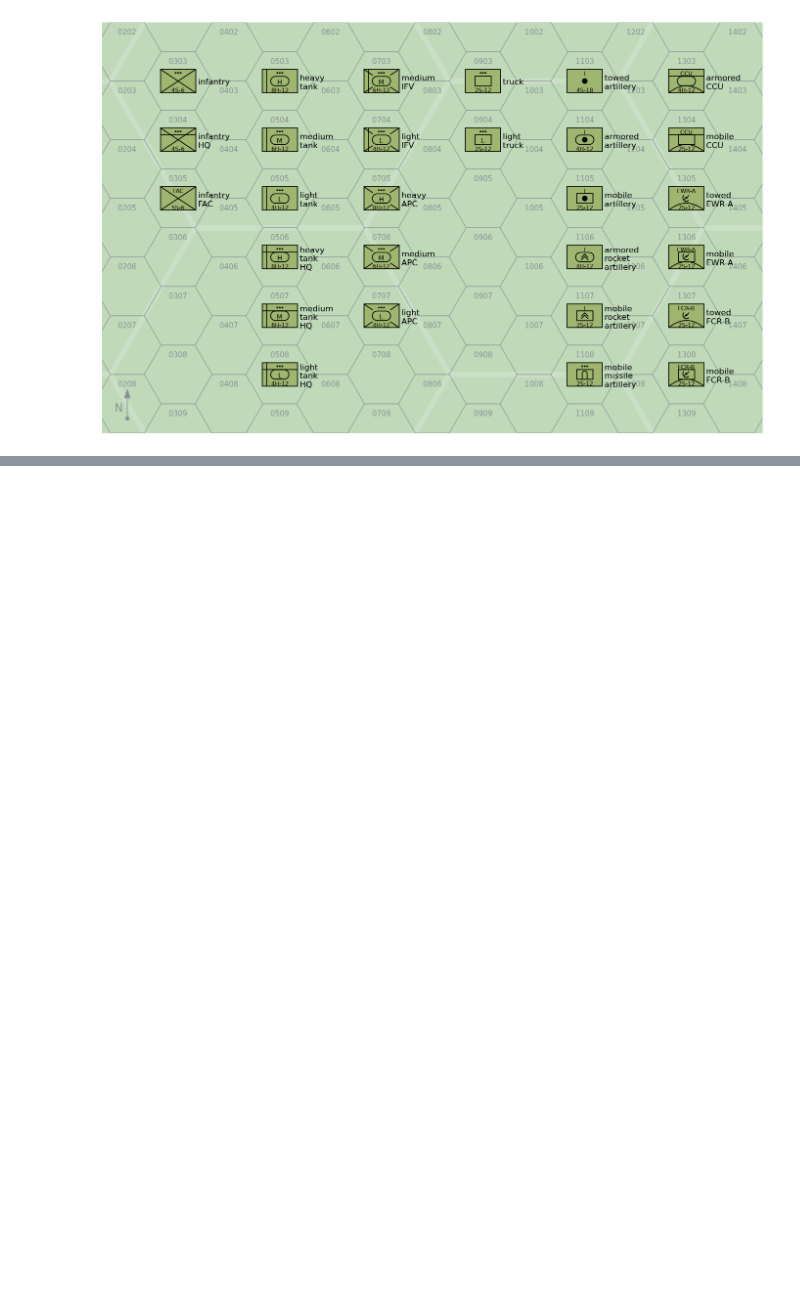
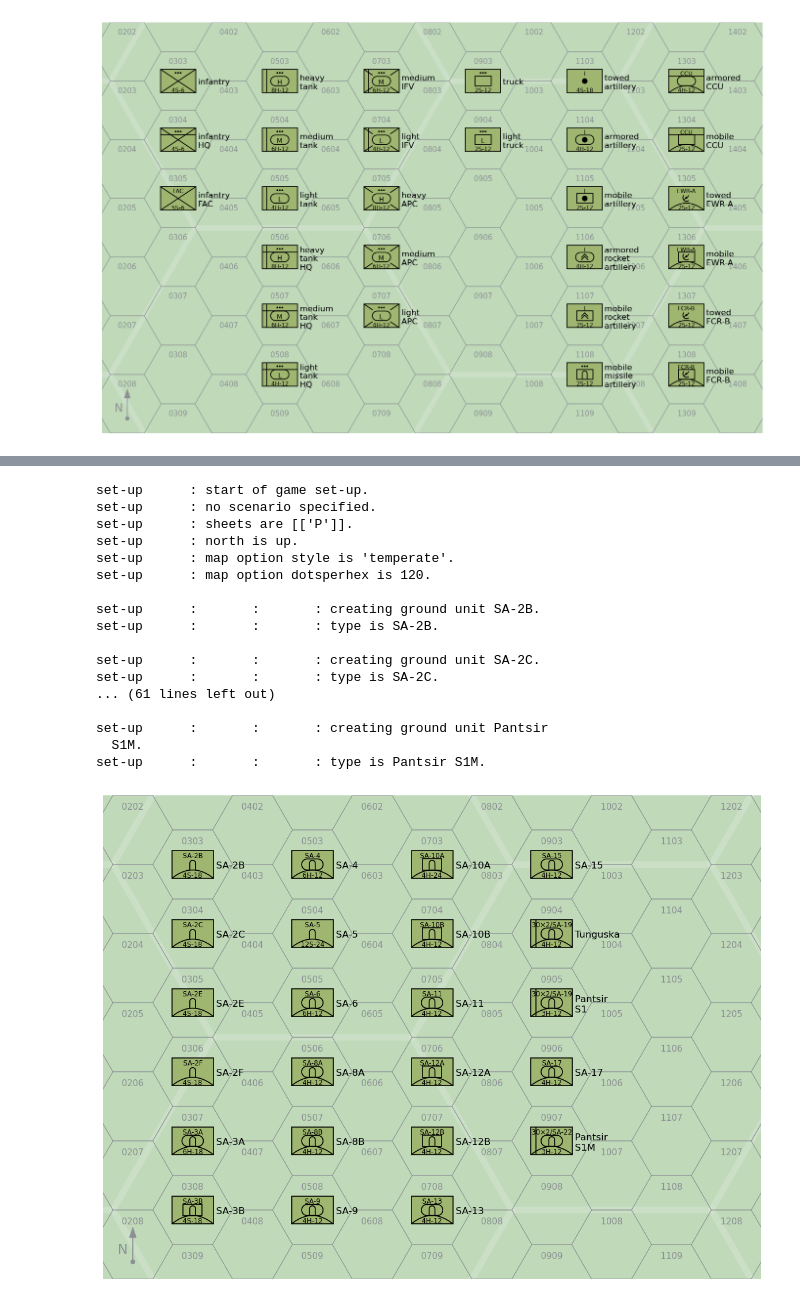
Before and after one commit to alanwatsonforster/glass, a Jupyter notebook: groundunitdatatables/figures.ipynb, the cells around one changed output, grey strips where cells are left out. Saved outputs shown, nothing was run; the diff lists cells and outputs as text; code cells hidden in the pictures; blank space fills up the shorter version.

```diff
--- a/groundunitdatatables/figures.ipynb
+++ b/groundunitdatatables/figures.ipynb
@@ -185,0 +179,67 @@ set-up      :       :       : type is KS-19.
+# %%
+startgamesetup(
+    None,
+    sheets=[["P"]],
+    style="temperate",
+    writelogfiles=False,
+    dotsperhex=120,
+)
+
+x = 3
+y = 3
+
+for s in [
+    "SA-2B",
+    "SA-2C",
+    "SA-2E",
+    "SA-2F",
+    "SA-3A",
+    "SA-3B",
+    "SA-4",
+    "SA-5",
+    "SA-6",
+    "SA-8A",
+    "SA-8B",
+    "SA-9",
+    "SA-10A",
+    "SA-10B",
+    "SA-11",
+    "SA-12A",
+    "SA-12B",
+    "SA-13",
+    "SA-15",
+    "Tunguska",
+    "Pantsir S1",
+    "SA-17",
+    "Pantsir S1M",
+]:
+    if s != "":
+        hexcode = "P-%02d%02d" % (x + 0, y)
+        name = s.replace(" ", "\n  ")
+        setupgroundunit(name, hexcode, s, color="lightgreen", identified=True)
+    if y == 8:
+        x += 2
+        y = 3
+    else:
+        y += 1
+
+drawmap(zoom=False, xmin=1.5, xmax=12.5, ymin=16.5, ymax=23.5)
+# %% [output]
+set-up      : start of game set-up.
+set-up      : no scenario specified.
+set-up      : sheets are [['P']].
+set-up      : north is up.
+set-up      : map option style is 'temperate'.
+set-up      : map option dotsperhex is 120.
+
+set-up      :       :       : creating ground unit SA-2B.
+set-up      :       :       : type is SA-2B.
+
+set-up      :       :       : creating ground unit SA-2C.
+set-up      :       :       : type is SA-2C.
+... (61 lines left out)
+
+set-up      :       :       : creating ground unit Pantsir
+  S1M.
+set-up      :       :       : type is Pantsir S1M.
+[figure, added]
```
Also changed, not shown: parts of 5 cells of this notebook, 4 other files.
